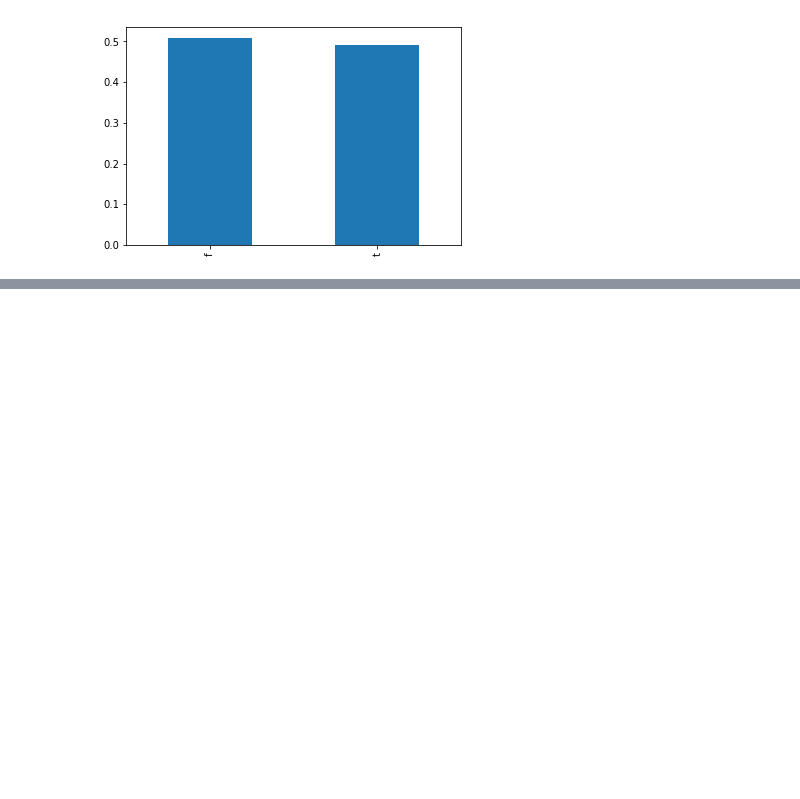
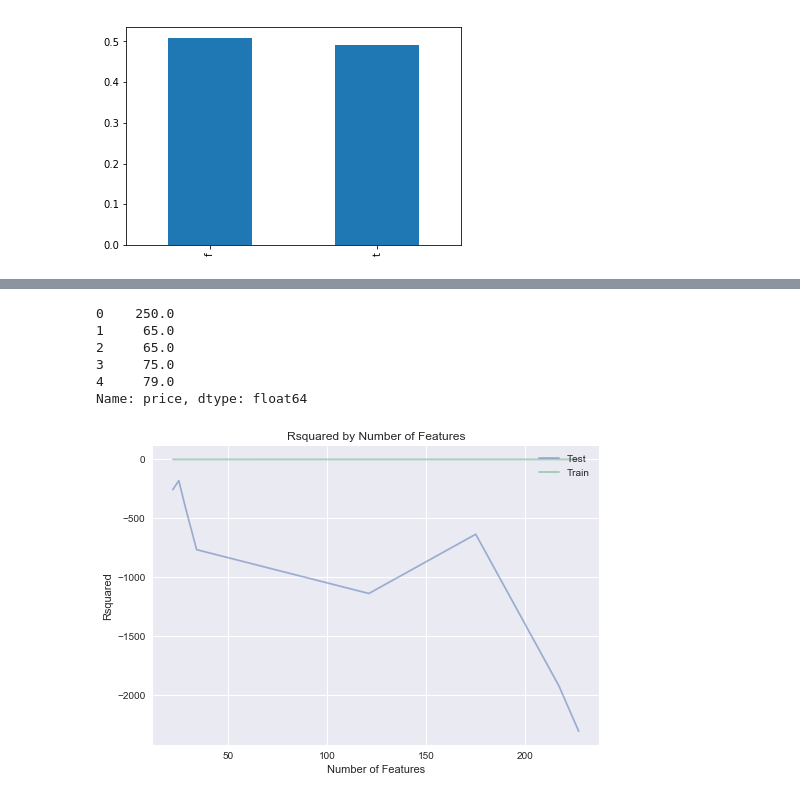
Before and after one commit to ShuangyuandData/CRISP-DMpro1, a Jupyter notebook: Pro1-Airbnb-step3.ipynb, the cells around one changed output, grey strips where cells are left out. Cells and saved outputs as stored; diff of their text form; code cells hidden in the pictures; blank space fills up the shorter version.

```diff
--- a/Pro1-Airbnb-step3.ipynb
+++ b/Pro1-Airbnb-step3.ipynb
@@ -345,0 +374,16 @@ sear_df.head()
+# %%
+y2.head()
+# %% [output]
+0    250.0
+1     65.0
+2     65.0
+3     75.0
+4     79.0
+Name: price, dtype: float64
+# %%
+cutoffs = [5000, 3500, 2500, 1000, 100, 50, 30, 25]
+
+#Run this cell to pass your X and y to the model for testing
+r2_scores_test, r2_scores_train, lm_model, X_train, X_test, y_train, y_test = att2.find_optimal_lm_mod(X2, y2, cutoffs)
+# %% [output]
+[figure, added]
```
Also changed, not shown: parts of 46 cells of this notebook, 1 other file.
